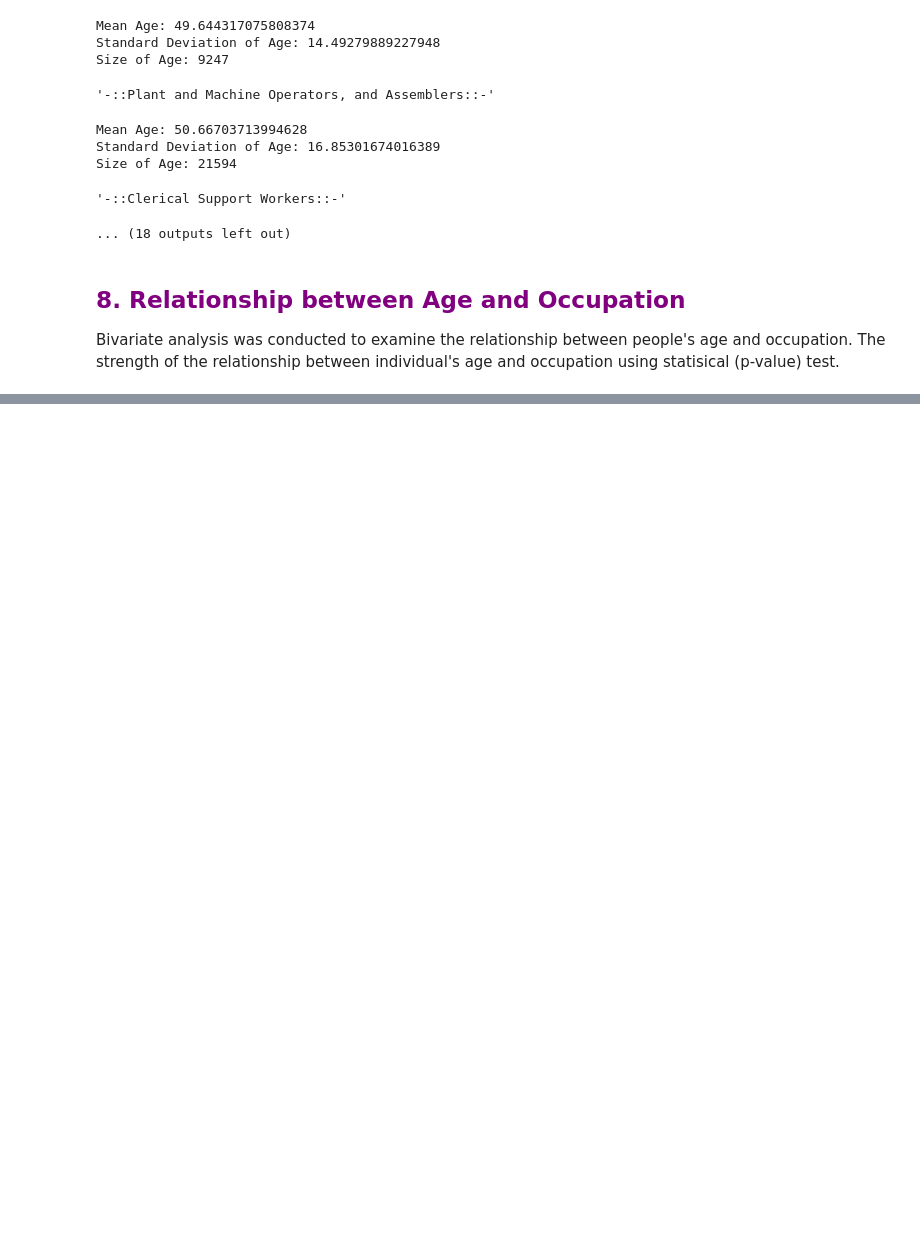
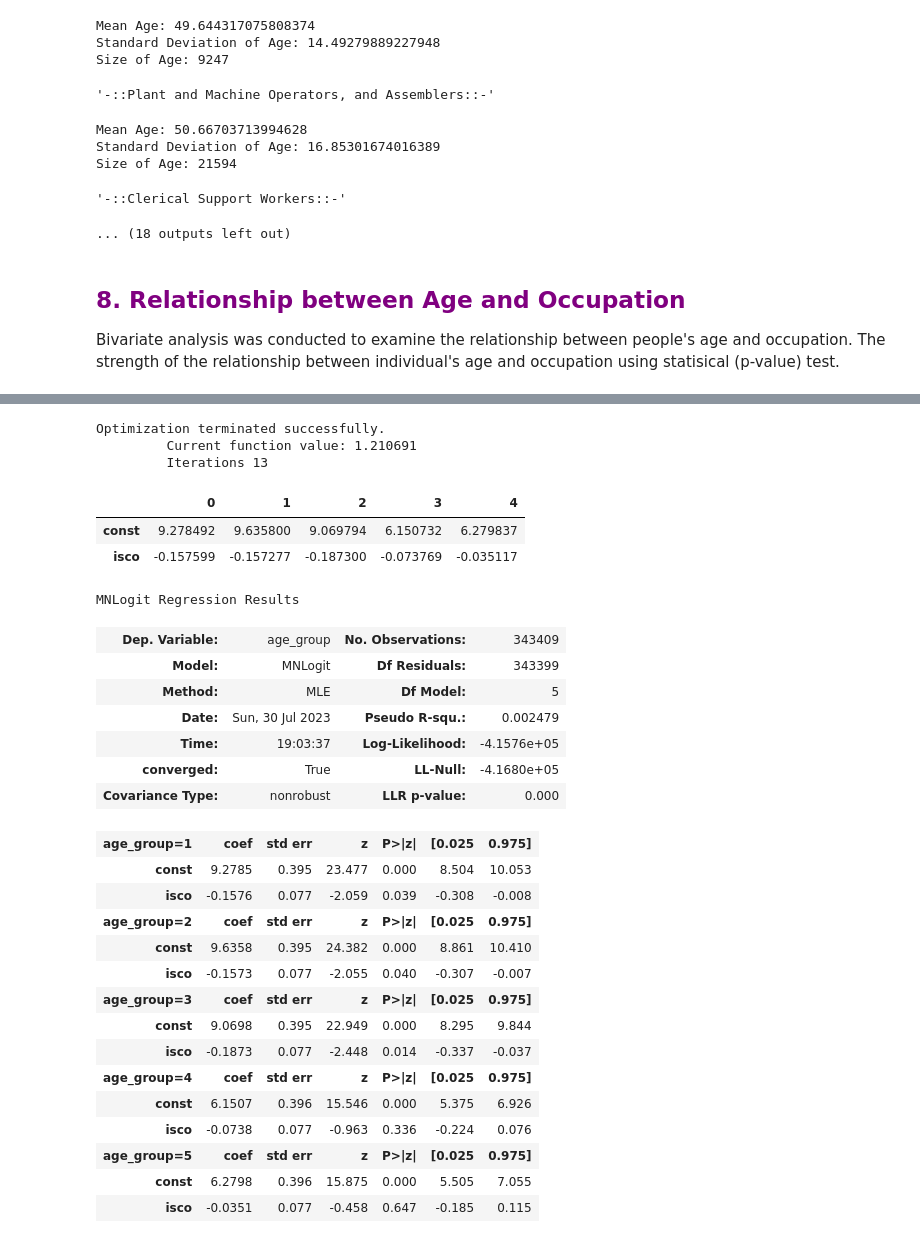
Before and after one commit to tsa-ml/tsa-ml, a Jupyter notebook: Use Cases - Age and Occupation.ipynb, the cells around one changed output, grey strips where cells are left out. Cells and saved outputs as stored; diff of their text form; code cells hidden in the pictures; blank space fills up the shorter version.

```diff
--- a/Use Cases - Age and Occupation.ipynb
+++ b/Use Cases - Age and Occupation.ipynb
@@ -716,0 +771,35 @@ display(df_test)
+# %%
+mlogit_mod = sm.MNLogit(df_test["age_group"], sm.add_constant(df_test["isco"]))
+mlogit_res = mlogit_mod.fit()
+display(mlogit_res.params)
+display(mlogit_res.summary())
+# %% [output]
+Optimization terminated successfully.
+         Current function value: 1.210691
+         Iterations 13
+|  | 0 | 1 | 2 | 3 | 4 |
+| const | 9.278492 | 9.635800 | 9.069794 | 6.150732 | 6.279837 |
+| isco | -0.157599 | -0.157277 | -0.187300 | -0.073769 | -0.035117 |
+MNLogit Regression Results
+| Dep. Variable: | age_group | No. Observations: | 343409 |
+| Model: | MNLogit | Df Residuals: | 343399 |
+| Method: | MLE | Df Model: | 5 |
+| Date: | Sun, 30 Jul 2023 | Pseudo R-squ.: | 0.002479 |
+| Time: | 19:03:37 | Log-Likelihood: | -4.1576e+05 |
+| converged: | True | LL-Null: | -4.1680e+05 |
+| Covariance Type: | nonrobust | LLR p-value: | 0.000 |
+| age_group=1 | coef | std err | z | P>|z| | [0.025 | 0.975] |
+| const | 9.2785 | 0.395 | 23.477 | 0.000 | 8.504 | 10.053 |
+| isco | -0.1576 | 0.077 | -2.059 | 0.039 | -0.308 | -0.008 |
+| age_group=2 | coef | std err | z | P>|z| | [0.025 | 0.975] |
+| const | 9.6358 | 0.395 | 24.382 | 0.000 | 8.861 | 10.410 |
+| isco | -0.1573 | 0.077 | -2.055 | 0.040 | -0.307 | -0.007 |
+| age_group=3 | coef | std err | z | P>|z| | [0.025 | 0.975] |
+| const | 9.0698 | 0.395 | 22.949 | 0.000 | 8.295 | 9.844 |
+| isco | -0.1873 | 0.077 | -2.448 | 0.014 | -0.337 | -0.037 |
+| age_group=4 | coef | std err | z | P>|z| | [0.025 | 0.975] |
+| const | 6.1507 | 0.396 | 15.546 | 0.000 | 5.375 | 6.926 |
+| isco | -0.0738 | 0.077 | -0.963 | 0.336 | -0.224 | 0.076 |
+| age_group=5 | coef | std err | z | P>|z| | [0.025 | 0.975] |
+| const | 6.2798 | 0.396 | 15.875 | 0.000 | 5.505 | 7.055 |
+| isco | -0.0351 | 0.077 | -0.458 | 0.647 | -0.185 | 0.115 |
```
Also changed, not shown: parts of 16 cells of this notebook, 1 other file.
